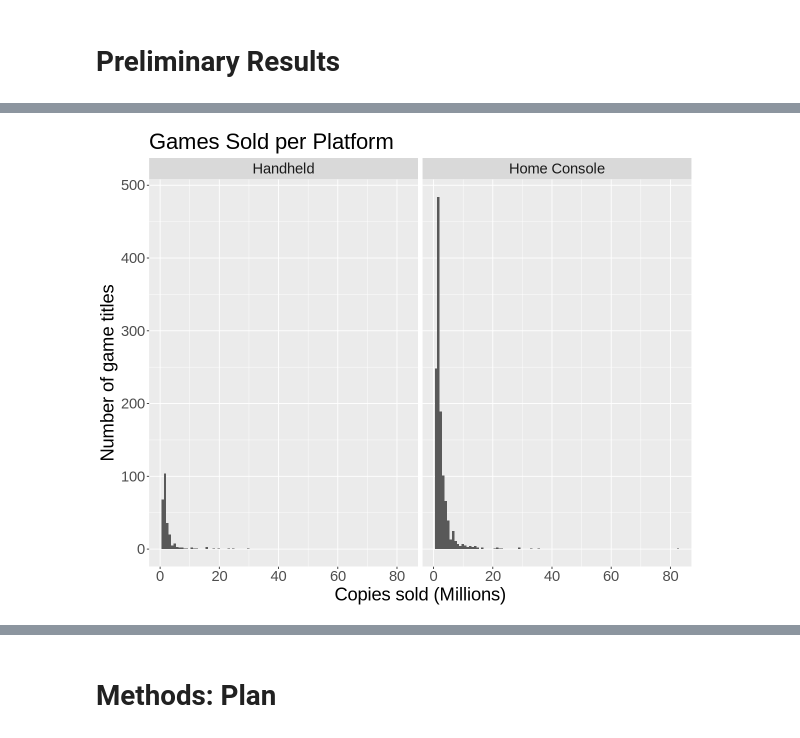
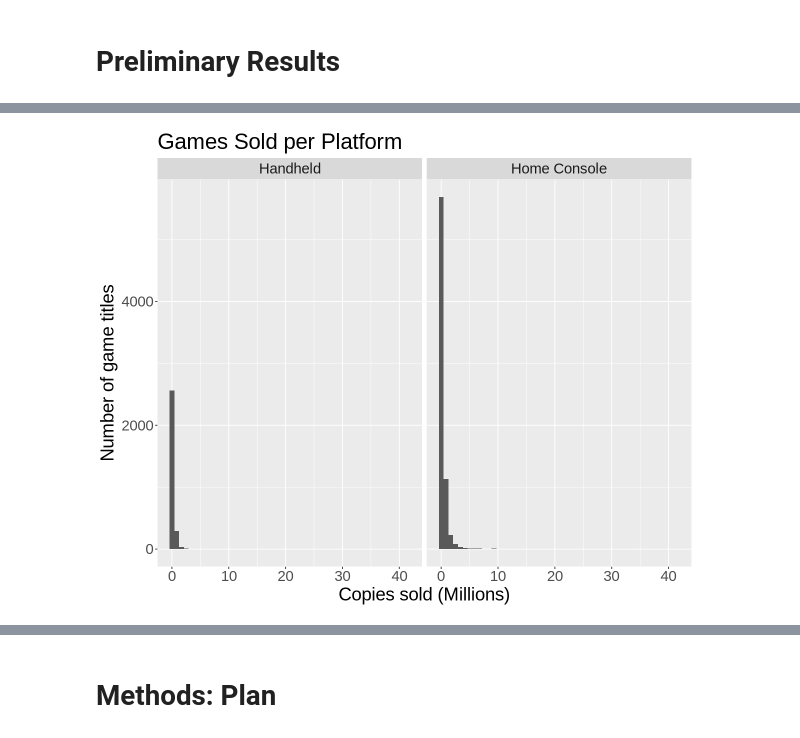
Before and after one commit to xonew/Stat-200-21-Project, a Jupyter notebook: proposal.ipynb, the cells around one changed output, grey strips where cells are left out. Drawn from its saved outputs; the diff is of its cells as text; code cells hidden in the pictures.

Commit message:
exploratory data analysis complete

```diff
--- a/proposal.ipynb
+++ b/proposal.ipynb
@@ -67,14 +53,14 @@ A tibble: 1489 × 4
 # %%
-#Comparing the sampling distributions of handheld and home console systems globally
-gaming_data_dist_global <-
+#Comparing the sampling distributions of handheld and home console systems in North America
+gaming_data_dist_na <-
 gaming_data %>%
 ggplot() +
-geom_histogram(aes(x = Global_Sales), bins = 100) +
+geom_histogram(aes(x = NA_Sales), bins = 50) +
 facet_wrap(~ Platform) +
 xlab("Copies sold (Millions)") +
 ylab("Number of game titles") +
 ggtitle("Games Sold per Platform")+
 theme(text = element_text(size = 22))
-gaming_data_dist_global
+gaming_data_dist_na
 # %% [output]
-[figure, old version]
+[figure, new version]
```
Also changed, not shown: parts of 10 cells of this notebook.
